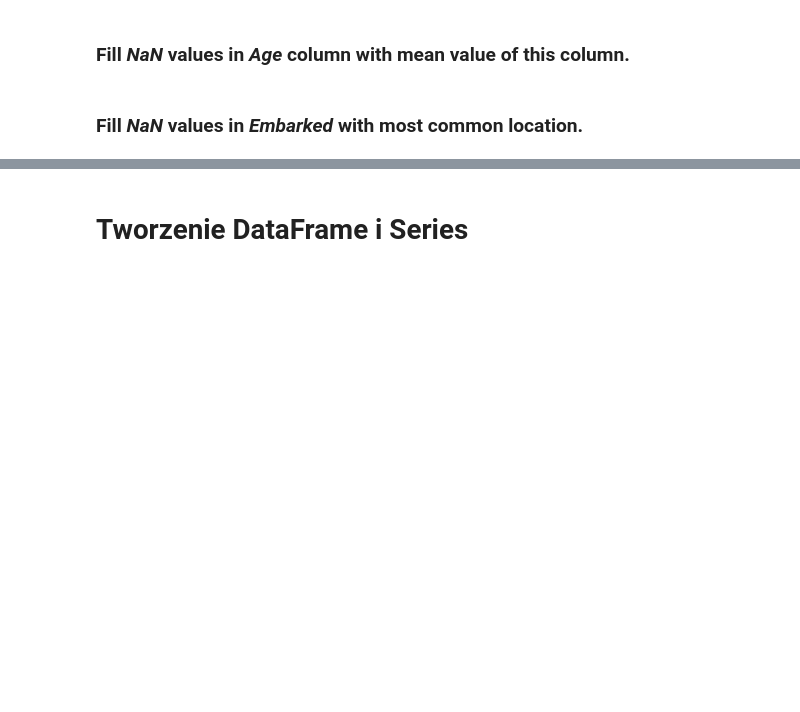
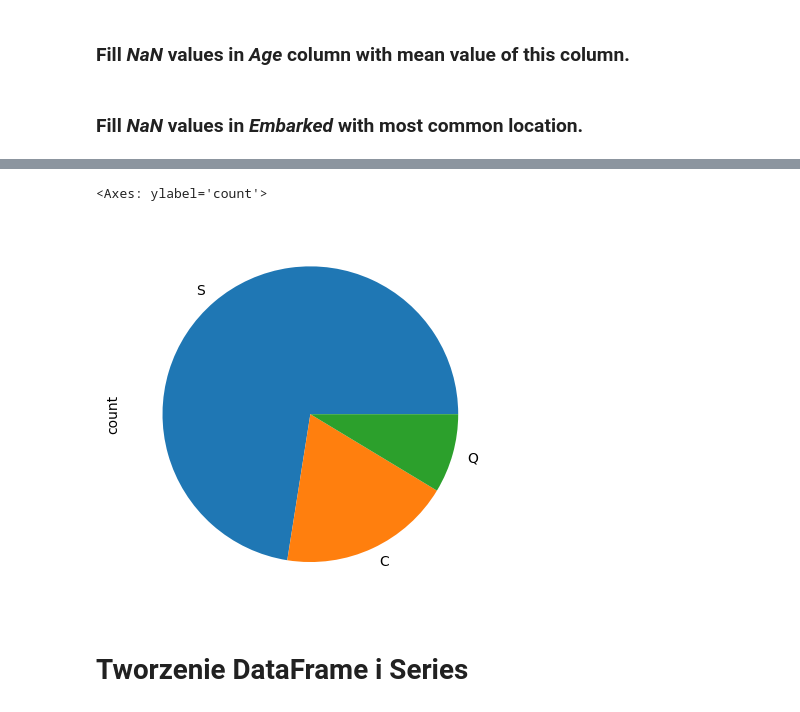
Before and after one commit to rkorzen/2025_11_18_python, a Jupyter notebook: pandas_example/pandas_wprowadzenie.ipynb, the cells around one changed output, grey strips where cells are left out. Saved outputs shown, nothing was run; the diff lists cells and outputs as text; code cells hidden in the pictures; blank space fills up the shorter version.

```diff
--- a/pandas_example/pandas_wprowadzenie.ipynb
+++ b/pandas_example/pandas_wprowadzenie.ipynb
@@ -403,3 +930,8 @@ data.info()
+# %%
+data.Embarked.value_counts().plot(kind="pie")
+# %% [output]
+<Axes: ylabel='count'>
+[figure, added]
 # %% [markdown]
 # Tworzenie DataFrame i Series
 # %% [markdown]
```
Also changed, not shown: parts of 84 cells of this notebook, 35 other files.
